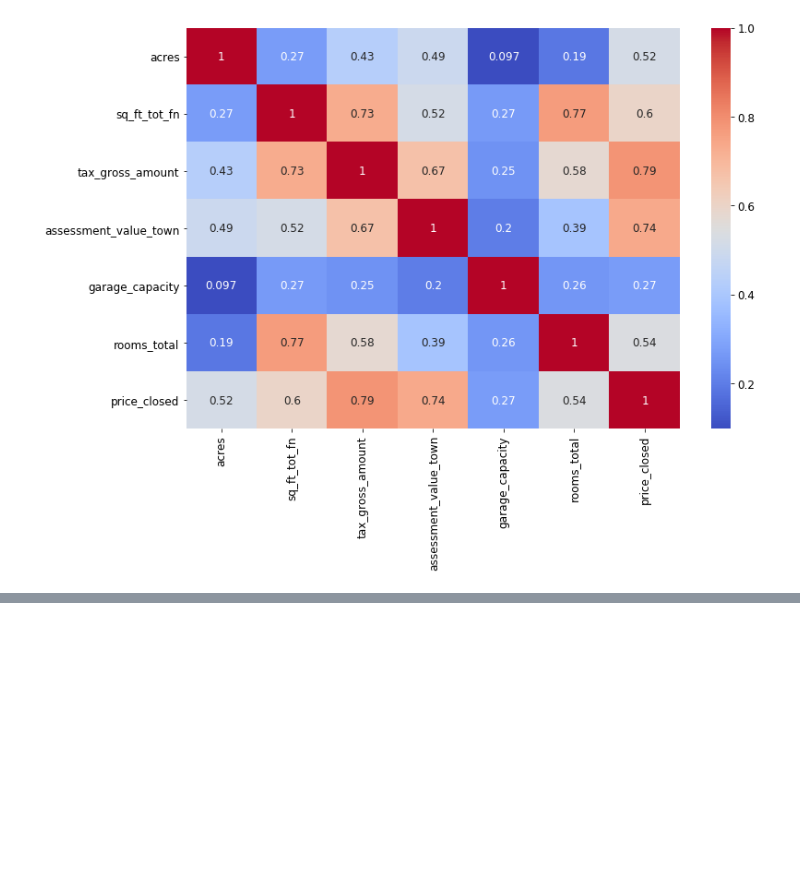
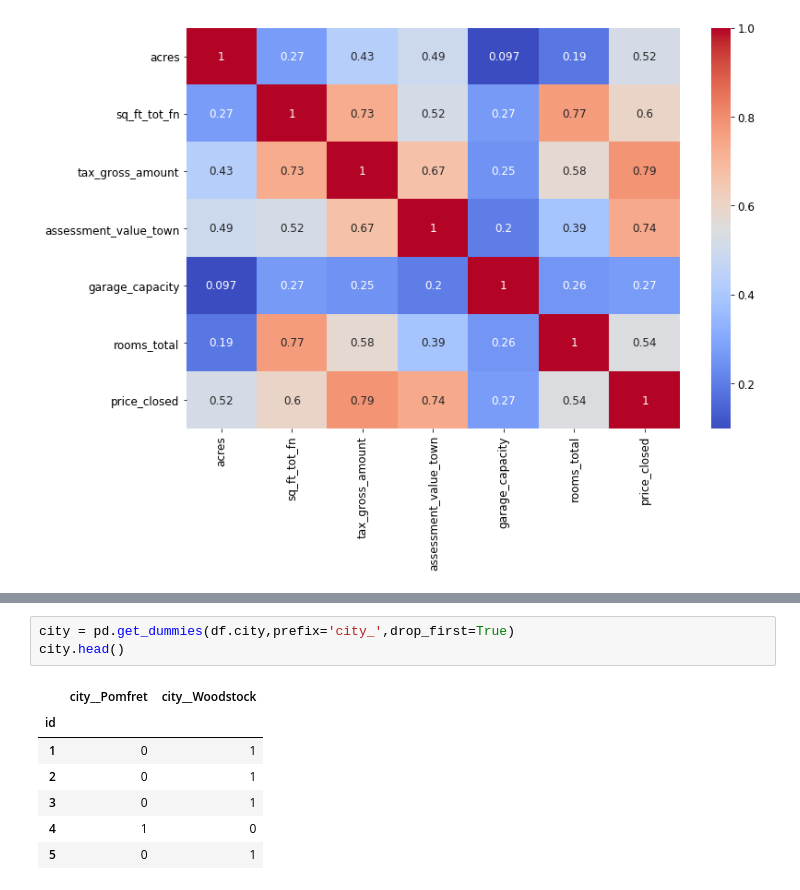
Before and after one commit to minhchan11/GA-Capstone-RealEstate, a Jupyter notebook: notebooks/real-estate-vermont-eda.ipynb, the cells around one changed output, grey strips where cells are left out. Drawn from its saved outputs; the diff is of its cells as text; blank space fills up the shorter version.

```diff
--- a/notebooks/real-estate-vermont-eda.ipynb
+++ b/notebooks/real-estate-vermont-eda.ipynb
@@ -252,0 +273,11 @@ sns.heatmap(df_price.corr(),annot=True,cmap='coolwarm')
+# %%
+city = pd.get_dummies(df.city,prefix='city_',drop_first=True)
+city.head()
+# %% [output]
+|  | city__Pomfret | city__Woodstock |
+| id |  |  |
+| 1 | 0 | 1 |
+| 2 | 0 | 1 |
+| 3 | 0 | 1 |
+| 4 | 1 | 0 |
+| 5 | 0 | 1 |
```
Also changed, not shown: parts of 20 cells of this notebook.
